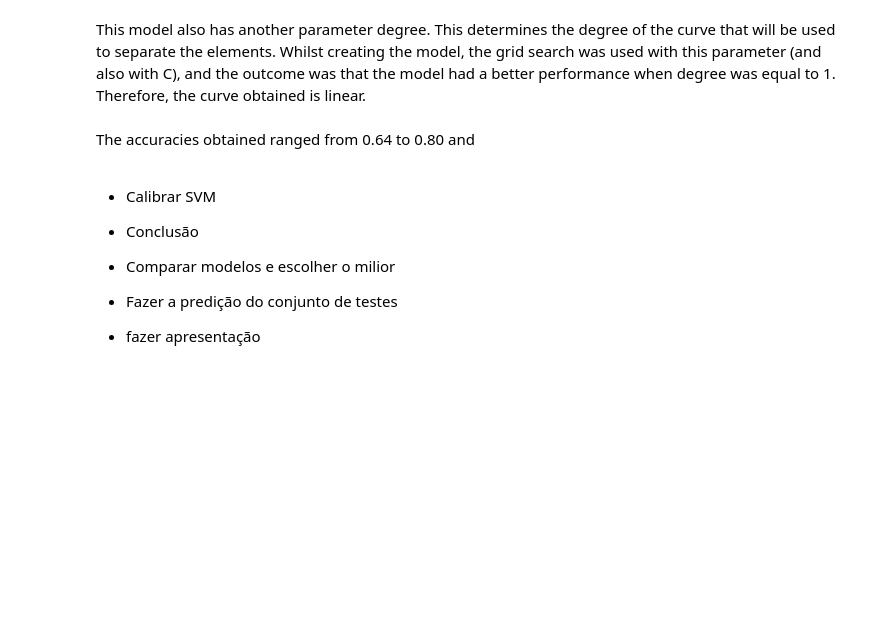
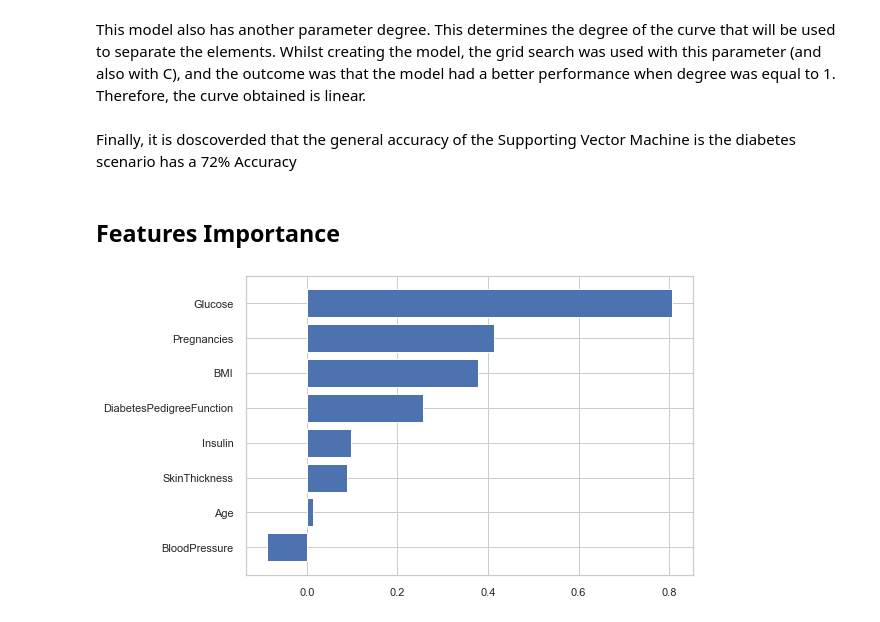
Before and after one commit to MatFreitas/diabetes-predictor, a Jupyter notebook: Projeto .ipynb, the cells around one changed output. Saved outputs shown, nothing was run; the diff lists cells and outputs as text; code cells hidden in the pictures; blank space fills up the shorter version.

```diff
--- a/Projeto .ipynb
+++ b/Projeto .ipynb
@@ -707,6 +722,6 @@ After using the Logistic Regression it is possible to conclude that its performa
 # %%
 from sklearn.svm import LinearSVC, SVC
 
-clf_svm= SVC(C=1e5, kernel='rbf', degree=1,  random_state=RANDOM_SEED)
+clf_svm= SVC(C=1e5, kernel='linear', degree=1,  random_state=RANDOM_SEED)
 clf_svm.fit(diabetes_train, diabetes_labels)
 # %% [output]
@@ -777,15 +808,18 @@ C = 1000.00000: mean_accuracy = 0.687, stddev_accuracy = 0.033
 The idea of SVM algorithm is to trace a curve that can separate when a patient has diabets. However, sometimes the samples are mixed and a curve that completely separates those values is not possible. To calculate the best curve possible, the C parameter used in the algorithm associate penalties to the values that are miscalculated. The higher this parameter is, the less regularization the model will execute, and, hence, overfitting will occur.
 # %% [markdown]
 This model also has another parameter degree. This determines the degree of the curve that will be used to separate the elements. Whilst creating the model, the grid search was used with this parameter (and also with C), and the outcome was that the model had a better performance when degree was equal to 1. Therefore, the curve obtained is linear.
-# %% [markdown]
-The accuracies obtained ranged from 0.64 to 0.80 and
-# %% [markdown]
-- Calibrar SVM
-
-- Conclusão
-
-- Comparar modelos e escolher o milior
-
-- Fazer a predição do conjunto de testes
-
-- fazer apresentação
+# %% [markdown]
+Finally, it is doscoverded that the general accuracy of the Supporting Vector Machine is the diabetes scenario has a 72% Accuracy
+# %% [markdown]
+## Features Importance
+# %%
+def f_importances(coef, names):
+    imp = coef
+    imp,names = zip(*sorted(zip(imp,names)))
+    plt.barh(range(len(names)), imp, align='center')
+    plt.yticks(range(len(names)), names)
+    plt.show()
+
+f_importances(clf_svm.coef_[0], diabetes_train.columns.tolist())
+# %% [output]
+[figure, added]
```
Also changed, not shown: parts of 40 cells of this notebook.
